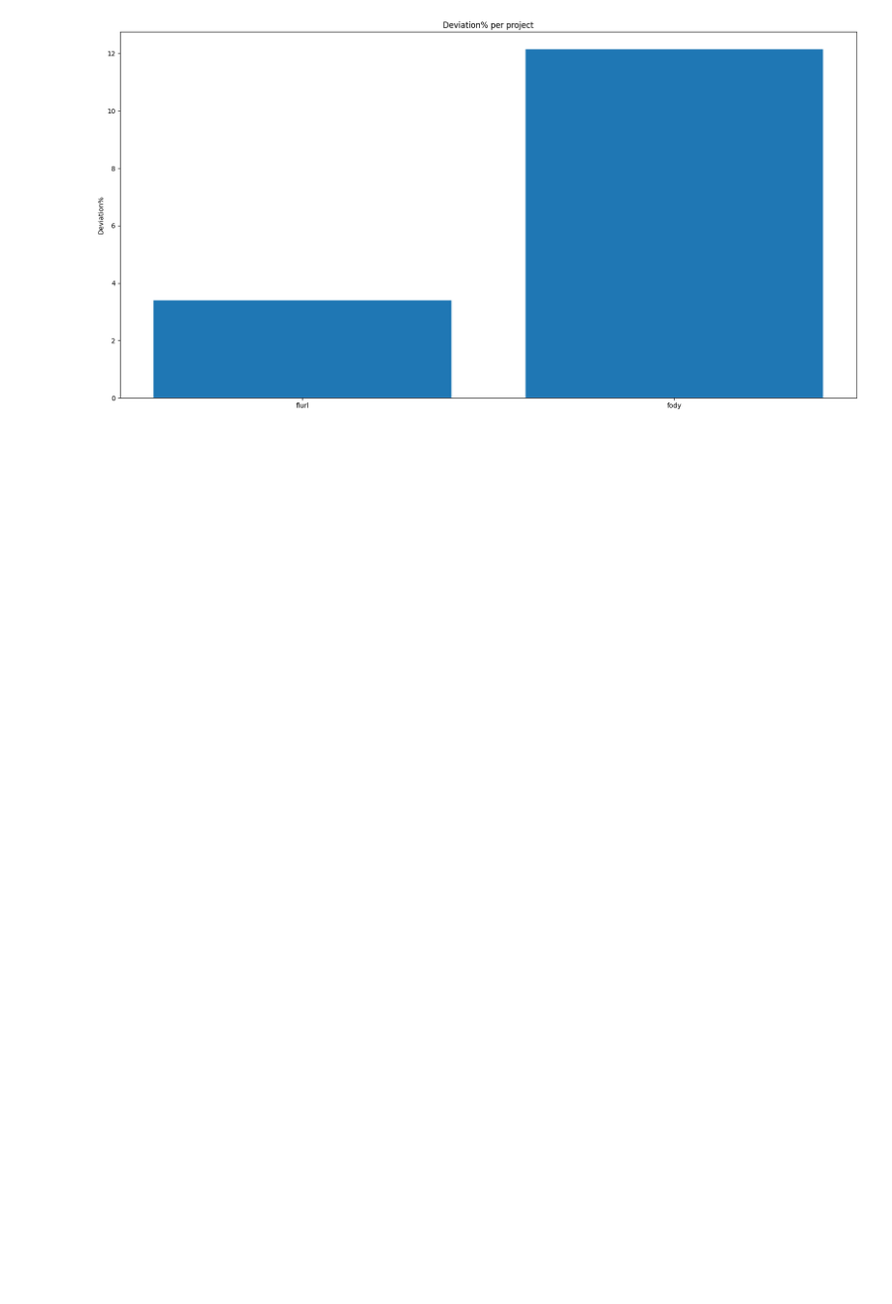
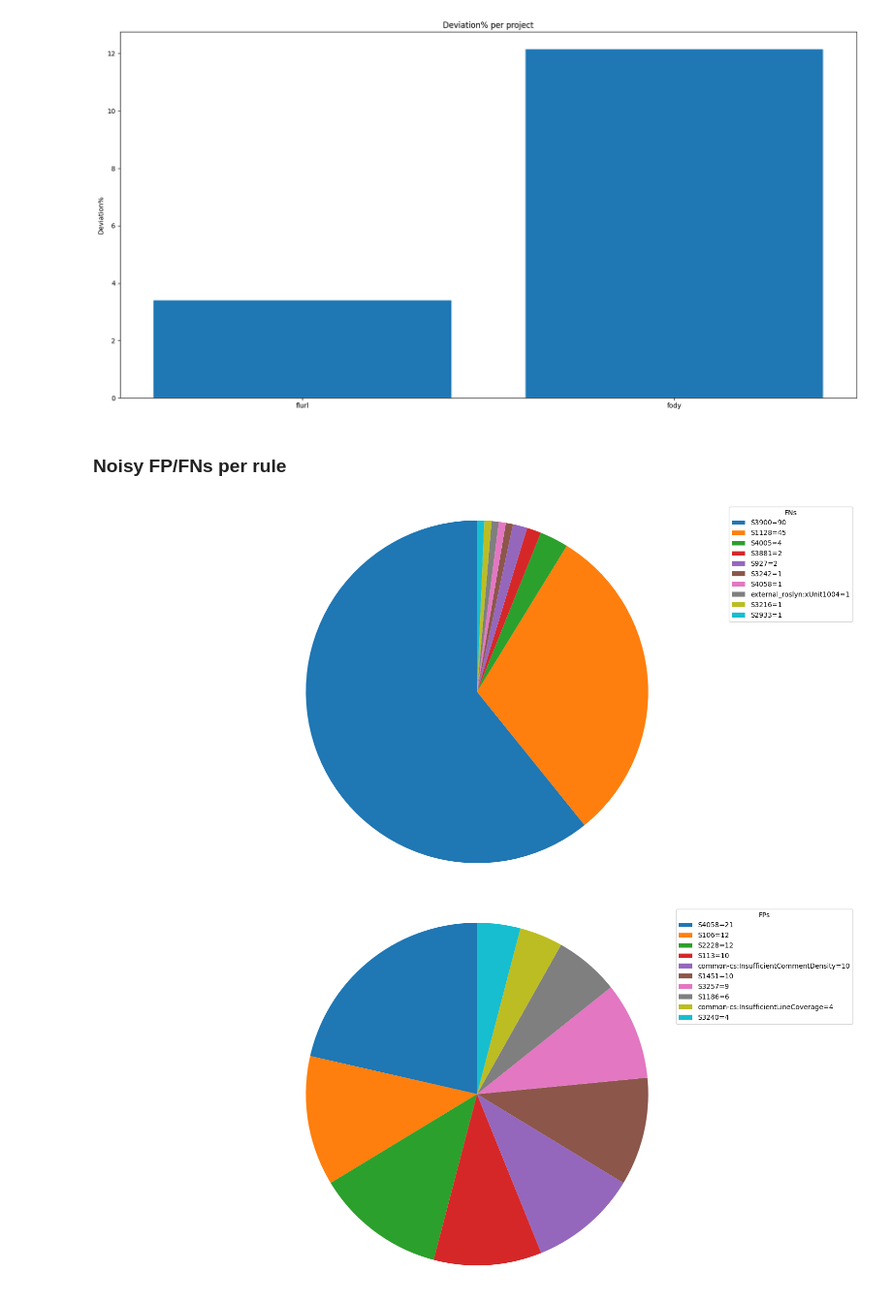
Before and after one commit to gregory-paidis-sonarsource/analysis-quality-extractor, a Jupyter notebook: src/main/output_visualize/visualize.ipynb, the cells around one changed output. Shown: that part at 97% size. Drawn from its saved outputs; the diff is of its cells as text; code cells hidden in the pictures; blank space fills up the shorter version.

Commit message:
Edit visualize

```diff
--- a/src/main/output_visualize/visualize.ipynb
+++ b/src/main/output_visualize/visualize.ipynb
@@ -33,6 +37,7 @@ BASE_PATH = "../output/"
 DELIMITER = ";"
 PLOT_W = 20
 PLOT_H = 10
+HOW_MANY_RULES = 10
 # %%
 # BASE
 
@@ -94,6 +99,18 @@ def generate_single_bars(labels, values, ylabel="", title =""):
     ax.set_title(title)
 
     plt.show()
+
+def generate_pie_chart(labels, values, title=""):
+    fig, ax = plt.subplots()
+    fig.set_size_inches(PLOT_W, PLOT_H)
+
+    ax.pie(values,startangle=90)
+
+    # Adding legend
+    ax.legend(labels, title=title)
+    ax.axis('equal')  # Equal aspect ratio ensures that pie is drawn as a circle.
+
+    plt.show()
 # %% [markdown]
 ### Lines of code before vs after per project
 # %%
@@ -221,3 +238,39 @@ detections = [float(l[5].replace(",",".")) for l in splitted]
 generate_single_bars(labels, detections, ylabel="Deviation%", title="Deviation% per project")
 # %% [output]
 [figure]
+# %% [markdown]
+### Noisy FP/FNs per rule
+# %%
+import matplotlib.pyplot as plt
+
+path = BASE_PATH + "noisy_rules"
+
+def parse(line):
+    fixed = line.replace(" ", "").replace("\n","").replace("csharpsquid:", "")
+    amount = fixed.split("=")[1]
+    return (fixed, int(amount))
+
+def partition(lst):
+    threshold_generator = (idx for idx,v in enumerate(lst) if v == "\n")
+    end1 = next(threshold_generator)
+    return (lst[2:end1], lst[end1+2:])
+
+def get_fn_fp_lines(lines):
+    fns, fps = partition(lines)
+    fns = list(map(parse, fns))[:HOW_MANY_RULES]
+    fps = list(map(parse, fps))[:HOW_MANY_RULES]
+    return fns, fps
+
+
+with open(path, "rt") as f:
+    lines = f.readlines()
+    fns,fps = get_fn_fp_lines(lines)
+
+labels, values = zip(*fns)
+generate_pie_chart(labels, values, "FNs")
+
+labels, values = zip(*fps)
+generate_pie_chart(labels, values, "FPs")
+# %% [output]
+[figure, added]
+[figure, added]
```
Also changed, not shown: parts of 2 cells of this notebook.
